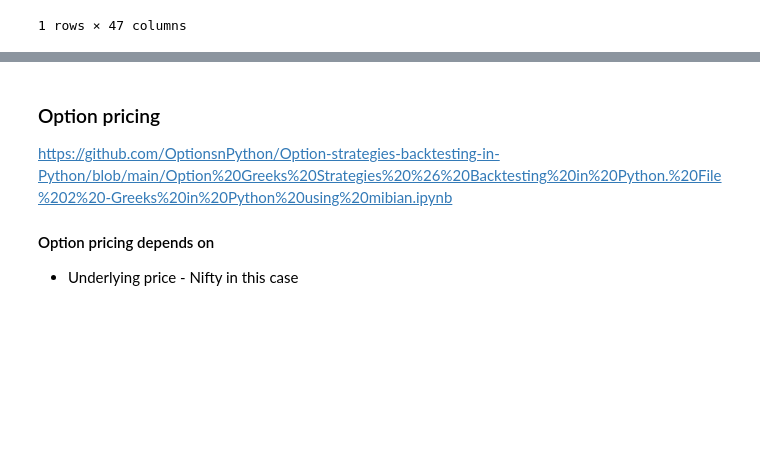
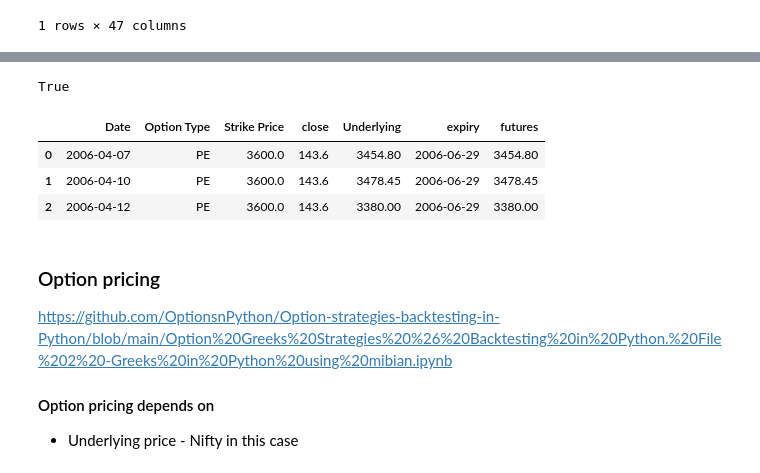
Before and after one commit to gurdeep101/fattailgain, a Jupyter notebook: nifty_option_eda/code/nse_option_eda.ipynb, the cells around one changed output, grey strips where cells are left out. Saved outputs shown, nothing was run; the diff lists cells and outputs as text; code cells hidden in the pictures; blank space fills up the shorter version.

```diff
--- a/nifty_option_eda/code/nse_option_eda.ipynb
+++ b/nifty_option_eda/code/nse_option_eda.ipynb
@@ -109,3 +154,21 @@ lending.head(3)
+# %%
+# check if "Expiry" and "expiry" are equal; trust but verify
+option2['Expiry'].equals(option2.expiry)
+
+# without pandas
+# np.where(option2['Expiry'] != option2['expiry'],1,0).sum()
+# %% [output]
+True
+# %%
+# drop and rename columns
+option2.drop('Expiry', axis = 1, inplace = True)
+option2.rename(columns = {'Close_y' : 'futures', 'Close_x' : 'close'}, inplace = True)
+option2.head(3)
+# %% [output]
+|  | Date | Option Type | Strike Price | close | Underlying | expiry | futures |
+| 0 | 2006-04-07 | PE | 3600.0 | 143.6 | 3454.80 | 2006-06-29 | 3454.80 |
+| 1 | 2006-04-10 | PE | 3600.0 | 143.6 | 3478.45 | 2006-06-29 | 3478.45 |
+| 2 | 2006-04-12 | PE | 3600.0 | 143.6 | 3380.00 | 2006-06-29 | 3380.00 |
 # %% [markdown]
 ### Option pricing
 
```
Also changed, not shown: parts of 26 cells of this notebook.
